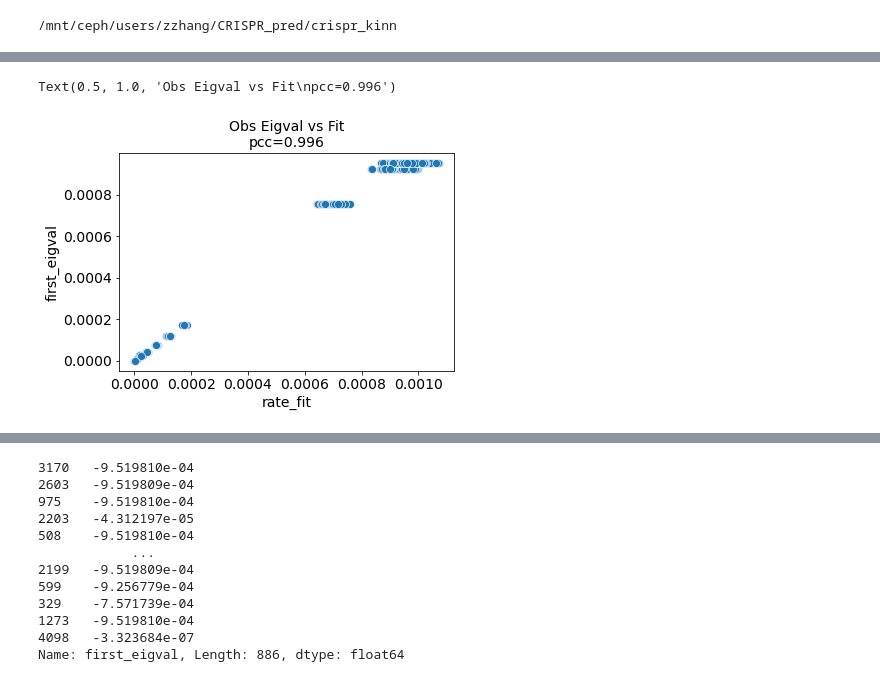
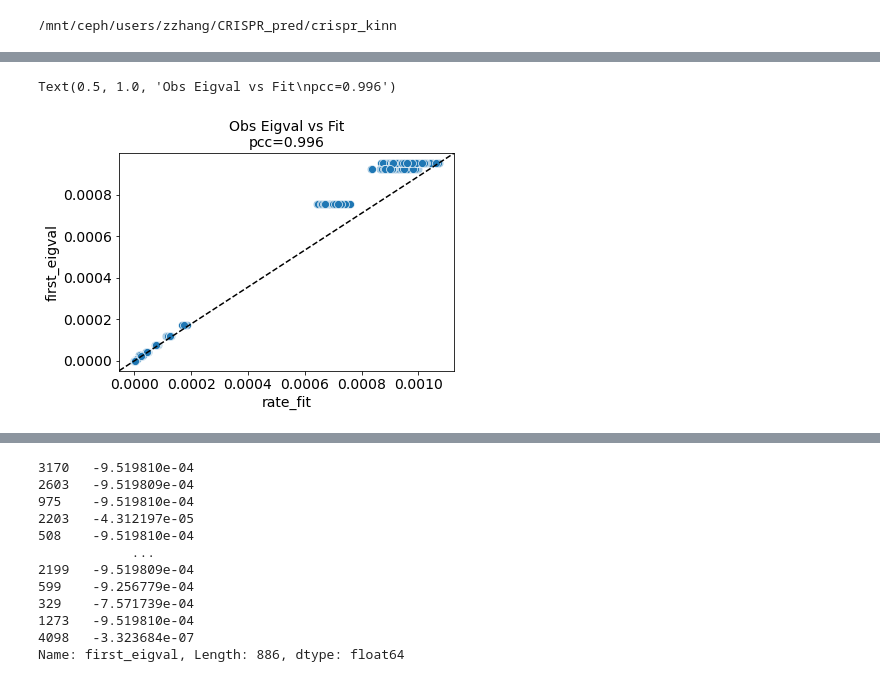
Before and after one commit to zj-zhang/Elektrum, a Jupyter notebook: notebooks/07-KINN_NESS.ipynb, the cells around one changed output, grey strips where cells are left out. Drawn from its saved outputs; the diff is of its cells as text; code cells hidden in the pictures.

```diff
--- a/notebooks/07-KINN_NESS.ipynb
+++ b/notebooks/07-KINN_NESS.ipynb
@@ -99,11 +110,12 @@ findfont: Generic family 'serif' not found because none of the following familie
 # %%
 df = pd.read_table('/mnt/home/alamson/ceph/DATA/CRISPR/KineticSims/22-05-12_cas9_kinn_deplete/cas9_kinn_deplete_full_data.tsv')
 y_eig = - df.loc[y_test.index]['first_eigval']
 ax = sns.scatterplot(x=np.exp(y_test), y=y_eig)
+ax.plot([0, 1], [0, 1], transform=ax.transAxes, ls='--', color='black')
 ax.set_title('Obs Eigval vs Fit\npcc=%.3f' % ss.pearsonr(y_eig, np.exp(y_test))[0])
 # %% [output]
 Text(0.5, 1.0, 'Obs Eigval vs Fit\npcc=0.996')
-[figure, old version]
+[figure, new version]
 # %%
 sub_model = tf.keras.Model(inputs=mb.model.inputs, outputs=mb.model.layers[-2].output)
 print(sub_model.predict(x_test_b))
```
Also changed, not shown: parts of 8 cells of this notebook.
